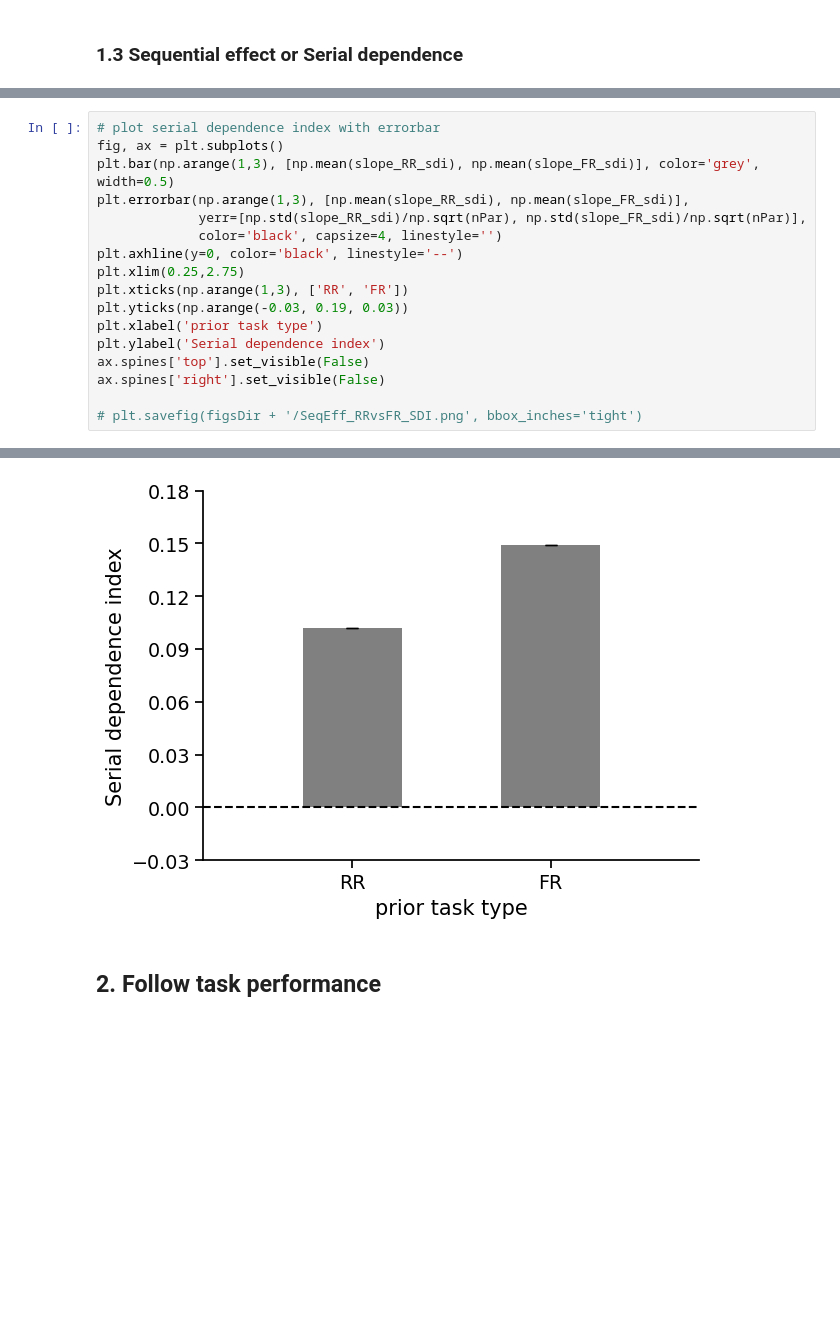
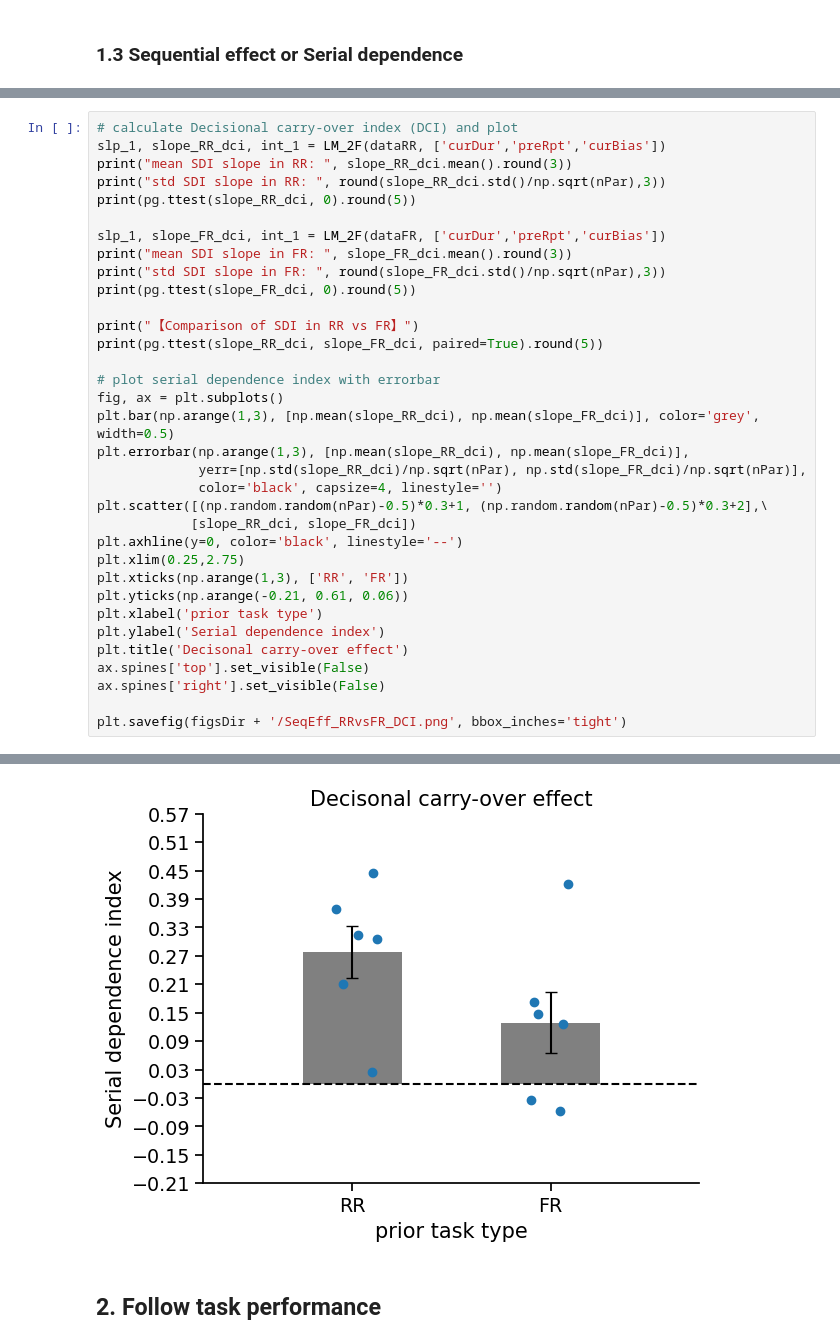
Before and after one commit to msenselab/seq_reproduction, a Jupyter notebook: data_analysis/code/dataAna.ipynb, the cells around one changed output, grey strips where cells are left out. Saved outputs shown, nothing was run; the diff lists cells and outputs as text; blank space fills up the shorter version.

```diff
--- a/data_analysis/code/dataAna.ipynb
+++ b/data_analysis/code/dataAna.ipynb
@@ -381,18 +520,35 @@ slope_FR_sdi = reg2.coef_[1]
 # %%
+# calculate Decisional carry-over index (DCI) and plot
+slp_1, slope_RR_dci, int_1 = LM_2F(dataRR, ['curDur','preRpt','curBias'])
+print("mean SDI slope in RR: ", slope_RR_dci.mean().round(3))
+print("std SDI slope in RR: ", round(slope_RR_dci.std()/np.sqrt(nPar),3))
+print(pg.ttest(slope_RR_dci, 0).round(5))
+
+slp_1, slope_FR_dci, int_1 = LM_2F(dataFR, ['curDur','preRpt','curBias'])
+print("mean SDI slope in FR: ", slope_FR_dci.mean().round(3))
+print("std SDI slope in FR: ", round(slope_FR_dci.std()/np.sqrt(nPar),3))
+print(pg.ttest(slope_FR_dci, 0).round(5))
+
+print("【Comparison of SDI in RR vs FR】")
+print(pg.ttest(slope_RR_dci, slope_FR_dci, paired=True).round(5))
+
 # plot serial dependence index with errorbar
 fig, ax = plt.subplots()
-plt.bar(np.arange(1,3), [np.mean(slope_RR_sdi), np.mean(slope_FR_sdi)], color='grey', width=0.5)
-plt.errorbar(np.arange(1,3), [np.mean(slope_RR_sdi), np.mean(slope_FR_sdi)],
-             yerr=[np.std(slope_RR_sdi)/np.sqrt(nPar), np.std(slope_FR_sdi)/np.sqrt(nPar)],
+plt.bar(np.arange(1,3), [np.mean(slope_RR_dci), np.mean(slope_FR_dci)], color='grey', width=0.5)
+plt.errorbar(np.arange(1,3), [np.mean(slope_RR_dci), np.mean(slope_FR_dci)],
+             yerr=[np.std(slope_RR_dci)/np.sqrt(nPar), np.std(slope_FR_dci)/np.sqrt(nPar)],
              color='black', capsize=4, linestyle='')
+plt.scatter([(np.random.random(nPar)-0.5)*0.3+1, (np.random.random(nPar)-0.5)*0.3+2],\
+            [slope_RR_dci, slope_FR_dci])
 plt.axhline(y=0, color='black', linestyle='--')
 plt.xlim(0.25,2.75)
 plt.xticks(np.arange(1,3), ['RR', 'FR'])
-plt.yticks(np.arange(-0.03, 0.19, 0.03))
+plt.yticks(np.arange(-0.21, 0.61, 0.06))
 plt.xlabel('prior task type')
 plt.ylabel('Serial dependence index')
+plt.title('Decisonal carry-over effect')
 ax.spines['top'].set_visible(False)
 ax.spines['right'].set_visible(False)
 
-# plt.savefig(figsDir + '/SeqEff_RRvsFR_SDI.png', bbox_inches='tight')
+plt.savefig(figsDir + '/SeqEff_RRvsFR_DCI.png', bbox_inches='tight')
 # %% [output]
@@ -399,4 +575,4 @@ ax.spines['right'].set_visible(False)
-[figure, old version]
+[figure, new version]
 # %% [markdown]
 ## 2. Follow task performance
 # %% [markdown]
```
Also changed, not shown: parts of 30 cells of this notebook, 25 other files.
